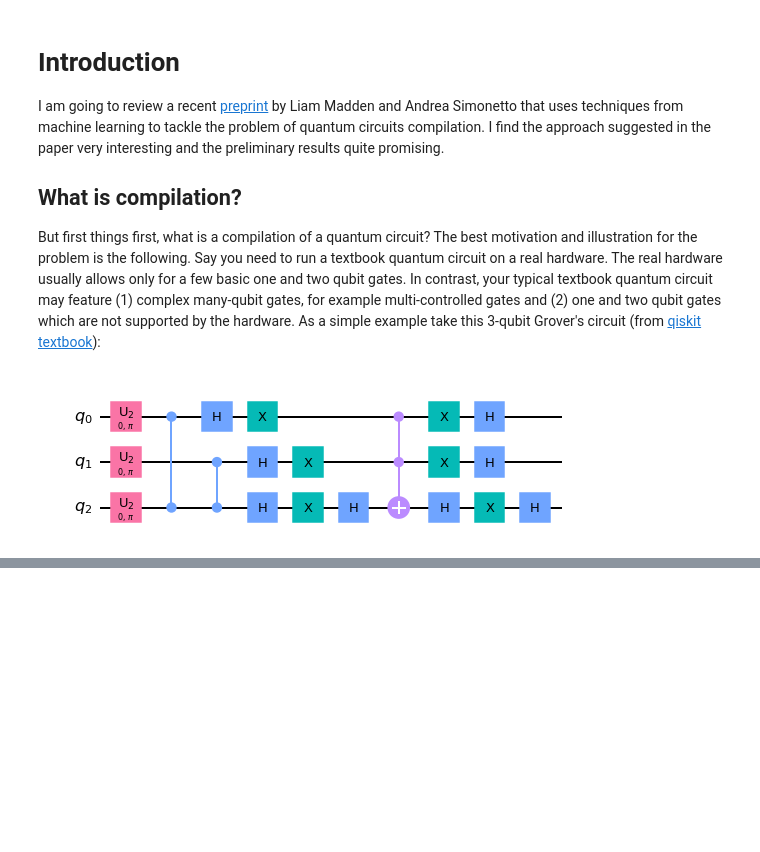
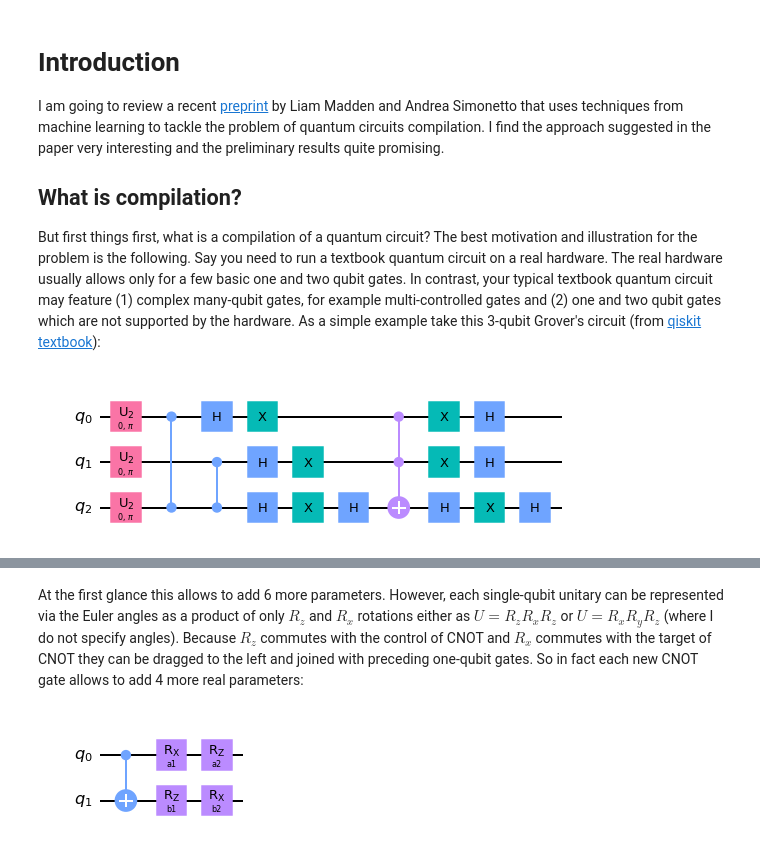
Before and after one commit to idnm/blog0, a Jupyter notebook: _notebooks/2021-07-22-Machine learning compilation of quantum circuits.ipynb, the cells around one changed output, grey strips where cells are left out. Saved outputs shown, nothing was run; the diff lists cells and outputs as text; code cells hidden in the pictures; blank space fills up the shorter version.

```diff
--- a/_notebooks/2021-07-22-Machine learning compilation of quantum circuits.ipynb
+++ b/_notebooks/2021-07-22-Machine learning compilation of quantum circuits.ipynb
@@ -95,0 +123,17 @@ Last item here means that we also allow for approximate compilation. By increasi
+# %% [markdown]
+At the first glance this allows to add 6 more parameters. However, each single-qubit unitary can be represented via the Euler angles as a product of only $R_z$ and $R_x$ rotations either as $U=R_z R_x R_z$ or $U=R_x R_y R_z$ (where I do not specify angles). Because $R_z$ commutes with the control of CNOT and $R_x$ commutes with the target of CNOT they can be dragged to the left and joined with preceding one-qubit gates. So in fact each new CNOT gate allows to add 4 more real parameters:
+# %%
+#collapse
+a1, a2 = [Parameter(a) for a in ['a1', 'a2']]
+b1, b2 = [Parameter(b) for b in ['b1', 'b2']]
+
+qc = QuantumCircuit(2)
+qc.cx(0, 1)
+qc.rx(a1, 0)
+qc.rz(a2, 0)
+qc.rz(b1, 1)
+qc.rx(b2, 1)
+
+qc.draw(output='mpl')
+# %% [output]
+[figure, added]
```
Also changed, not shown: parts of 11 cells of this notebook, 1 other file.
